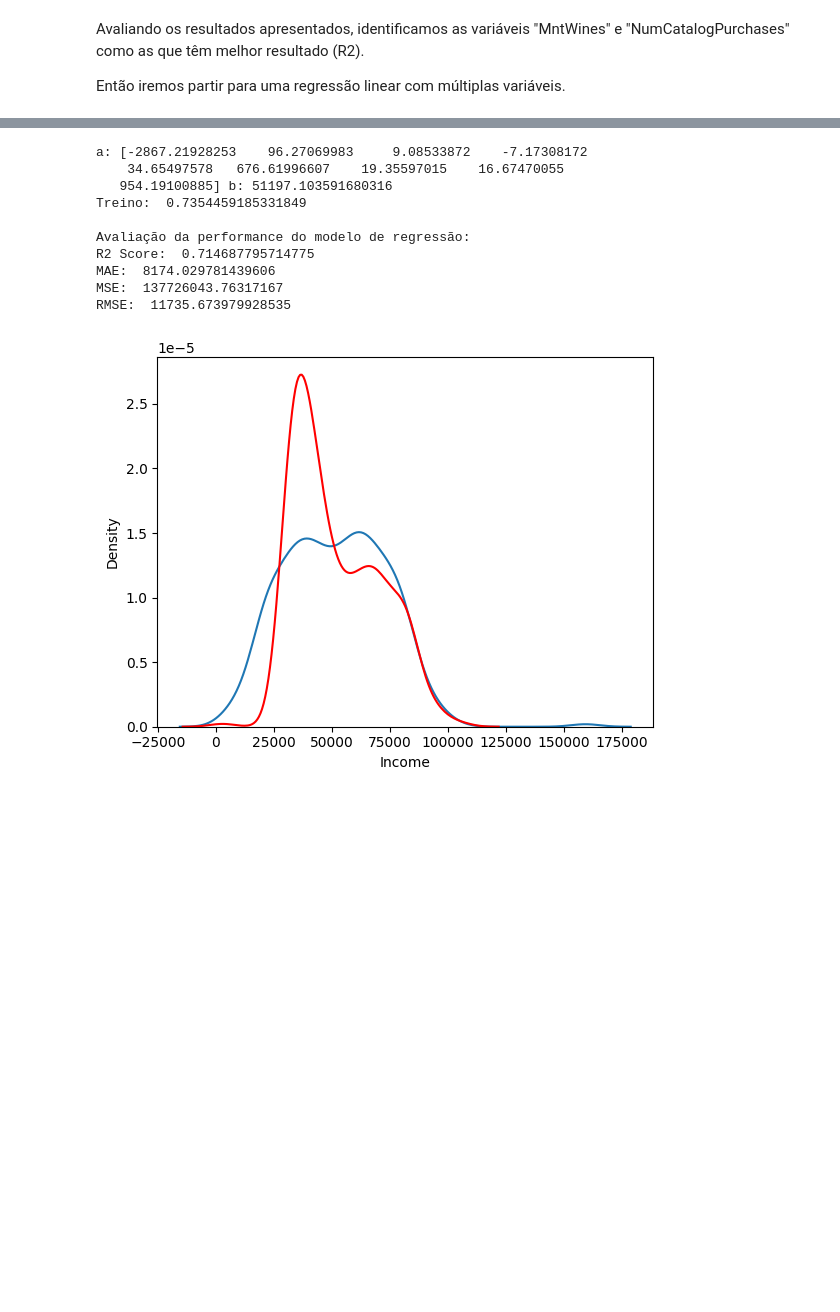
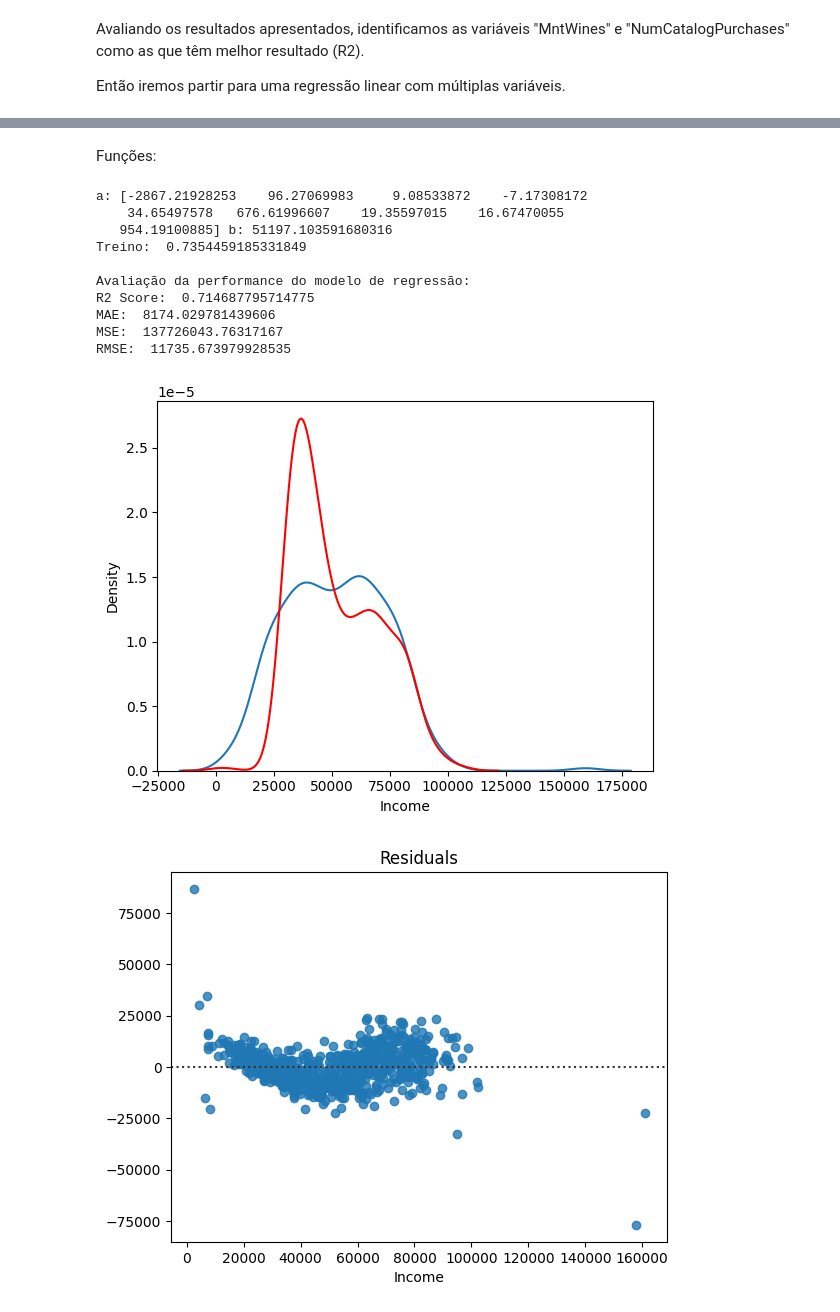
Before and after one commit to ferkrum/ifood-data-analyst-case, a Jupyter notebook: code/prep/preprocessing-2.ipynb, the cells around one changed output, grey strips where cells are left out. Cells and saved outputs as stored; diff of their text form; code cells hidden in the pictures; blank space fills up the shorter version.

```diff
--- a/code/prep/preprocessing-2.ipynb
+++ b/code/prep/preprocessing-2.ipynb
@@ -335,4 +354,4 @@ lr = LinearRegression()
 list_indenpedent_variables = ['NumWebVisitsMonth', 'Kidhome', 'MntFruits', 'MntFishProducts', 'MntSweetProducts', 'NumStorePurchases', 'MntWines', 'MntMeatProducts', 'NumCatalogPurchases']
 # %%
 X = dfTreino[['NumWebVisitsMonth', 'Kidhome', 'MntFruits', 'MntFishProducts', 'MntSweetProducts', 'NumStorePurchases', 'MntWines', 'MntMeatProducts', 'NumCatalogPurchases']]
-y = dfTreino['Income']
+Y = dfTreino['Income']
@@ -359,9 +380,9 @@ def evaluate_model(variable, yHat, y_test):
   rmse = sqrt(mse)
   print('RMSE: ', rmse)
 
-def pipeline_regression(variable, X, y):
+def pipeline_regression(variable, X, Y):
   X = dfTreino[[variable]]
-  y = dfTreino[['Income']]
+  Y = dfTreino[['Income']]
   x_train, x_test, y_train, y_test = train_test_split(X, y, test_size=.3, random_state=42 )
   yHat = linear_regression_model(variable,x_train, y_train, x_test)
   print('\nAvaliação da performance do modelo de regressão:')
@@ -396,7 +419,9 @@ Então iremos partir para uma regressão linear com múltiplas variáveis.
 import matplotlib.pyplot as plt
 # %%
 X = dfTreino[['NumWebVisitsMonth', 'Kidhome', 'MntFruits', 'MntFishProducts', 'MntSweetProducts', 'NumStorePurchases', 'MntWines', 'MntMeatProducts', 'NumCatalogPurchases']]
-y = dfTreino['Income']
+Y = dfTreino['Income']
+# %% [markdown]
+Funções:
 # %%
 def linear_regression_model(x_train, y_train, x_test):
   lr = LinearRegression()
@@ -419,25 +444,31 @@ def evaluate_model(yHat, y_test):
   rmse = sqrt(mse)
   print('RMSE: ', rmse)
 
+  ax = sns.distplot(y_test, hist=False, label='Valor real' )
+  sns.distplot(yHat, color='r', hist=False, label='Valor estimado' )
+  plt.show()
+
+  sns.residplot(y_test, yHat)
+  plt.title('Residuals')
+  plt.show()
+
 def pipeline_regression(X, y):
   x_train, x_test, y_train, y_test = train_test_split(X, y, test_size=.3, random_state=42)
   yHat = linear_regression_model(x_train, y_train, x_test)
   print('\nAvaliação da performance do modelo de regressão:')
   evaluate_model(yHat, y_test)
-  ax = sns.distplot(y_test, hist=False, label='Valor real' )
-  sns.distplot(yHat, color='r', hist=False, label='Valor estimado' )
-  plt.show()
 # %%
-pipeline_regression(X, y)
+pipeline_regression(X, Y)
 # %% [output]
 a: [-2867.21928253    96.27069983     9.08533872    -7.17308172
     34.65497578   676.61996607    19.35597015    16.67470055
    954.19100885] b: 51197.103591680316
 Treino:  0.7354459185331849
 
 Avaliação da performance do modelo de regressão:
 R2 Score:  0.714687795714775
 MAE:  8174.029781439606
 MSE:  137726043.76317167
 RMSE:  11735.673979928535
 [figure]
+[figure, added]
```
Also changed, not shown: parts of 26 cells of this notebook.
